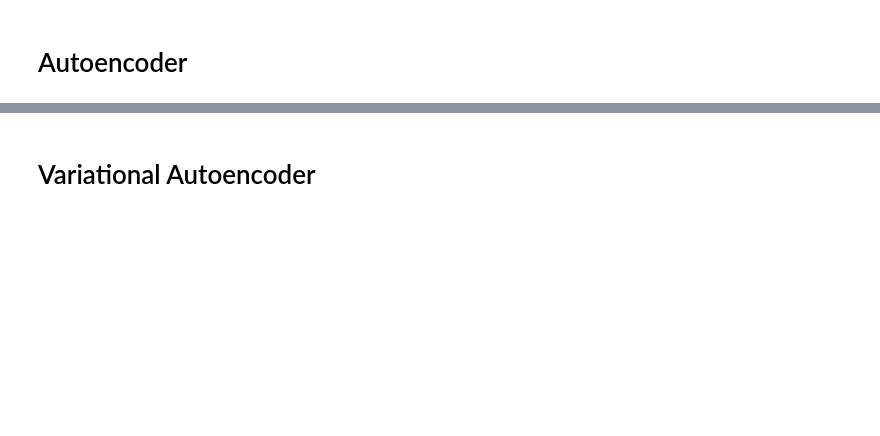
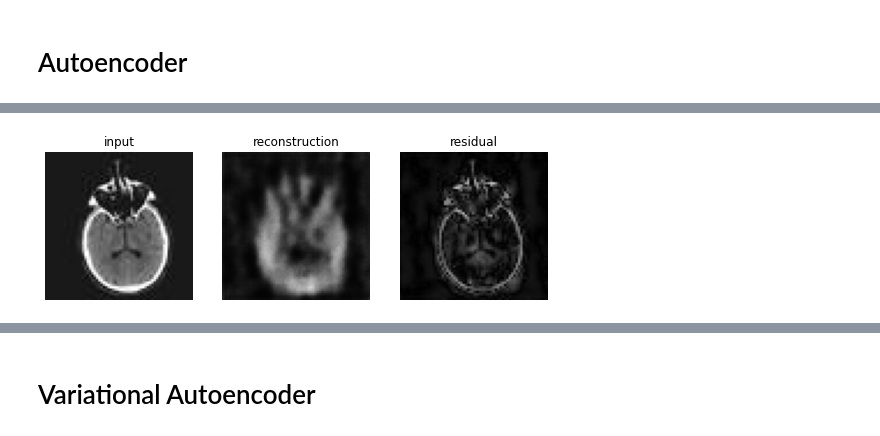
Before and after one commit to martinmenten/anomaly-detection-tutorial, a Jupyter notebook: anomaly_detection.ipynb, the cells around one changed output, grey strips where cells are left out. Cells and saved outputs as stored; diff of their text form; code cells hidden in the pictures; blank space fills up the shorter version.

```diff
--- a/anomaly_detection.ipynb
+++ b/anomaly_detection.ipynb
@@ -228,26 +247,33 @@ Iteration 500 - val loss 0.0029
 # %%
 # Testing
 
 def ae_test_step(ae, x, device):
     ae.eval()
     x = x.to(device)
     with torch.no_grad():
         x_recon = ae(x)
-    return x, x_recon, torch.abs(x - x_recon)
+    return x.cpu(), x_recon.cpu(), torch.abs(x - x_recon).cpu()
 
 def test_ae(config, ae, testloader):
     scores = []
     labels = []
     ae.eval()
     for x, y in testloader:
         x, x_recon, residual = ae_test_step(ae, x, config.device)
         anomaly_score = torch.mean(residual, dim=(1, 2, 3))
-        scores.extend(anomaly_score.cpu().numpy())
+        scores.extend(anomaly_score.numpy())
         labels.extend(y.numpy())
+
+    # Plot an anomalous test sample
+    if len(y == 1) > 0:
+        plot([x[y == 1][0, 0], x_recon[y == 1][0, 0], residual[y == 1][0, 0]],
+                titles=['input', 'reconstruction', 'residual'])
 
     return np.array(scores), np.array(labels)
 
 ae_scores, ae_labels = test_ae(config, ae, testloader)
+# %% [output]
+[figure, added]
 # %%
 # Evaluation
 auroc = roc_auc_score(ae_labels, ae_scores)
```
Also changed, not shown: parts of 12 cells of this notebook, 2 other files.
